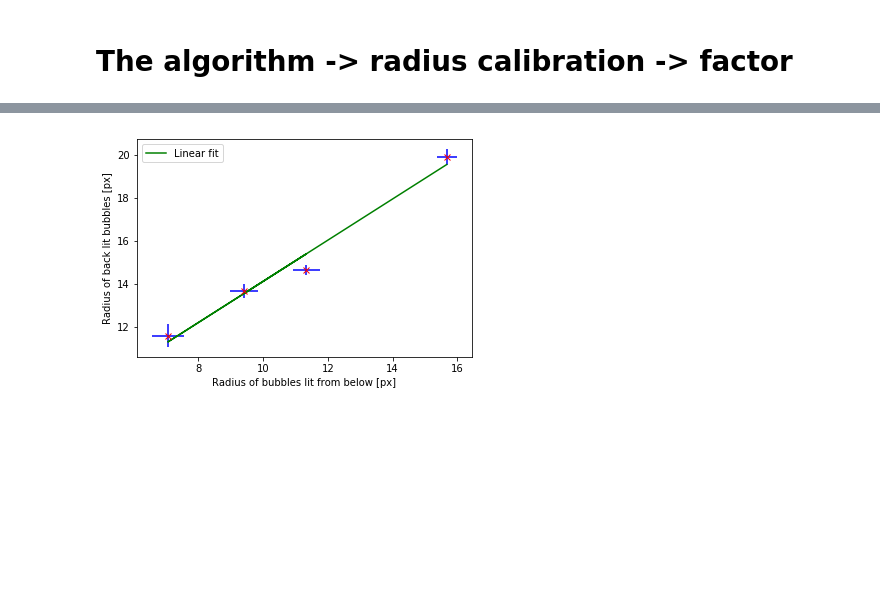
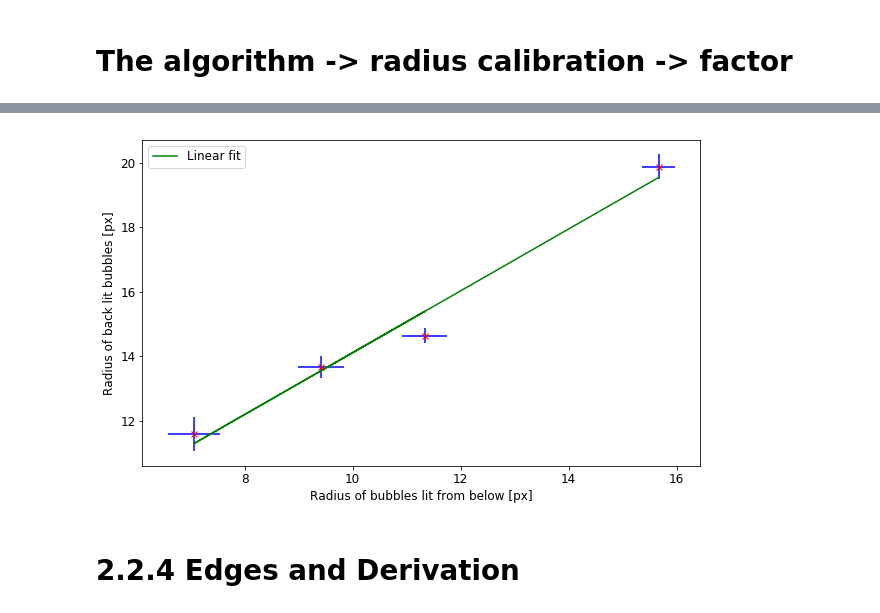
Before and after one commit to zazizizou/gradient_ansatz, a Jupyter notebook: thesis_graphsand_figures.ipynb, the cells around one changed output, grey strips where cells are left out. Drawn from its saved outputs; the diff is of its cells as text; code cells hidden in the pictures; blank space fills up the shorter version.

```diff
--- a/thesis_graphsand_figures.ipynb
+++ b/thesis_graphsand_figures.ipynb
@@ -134,9 +142,12 @@ array([0.95690246, 4.54637797])
 # %%
+plt.figure(figsize=(10,6))
 plt.errorbar(x_data, y_data, xerr=x_err, yerr=y_err, fmt='rx', ecolor='b', label="")
 plt.plot(x_data, lin(np.asarray(x_data), *popt_lin), 'g', label="Linear fit")
 plt.xlabel("Radius of bubbles lit from below [px]")
 plt.ylabel("Radius of back lit bubbles [px]")
 plt.legend()
 plt.savefig("../thesis/graphs/radius_calibration_result.png")
 # %% [output]
-[figure, old version]
+[figure, new version]
+# %% [markdown]
+# 2.2.4 Edges and Derivation
```
Also changed, not shown: parts of 20 cells of this notebook, 1 other file.
